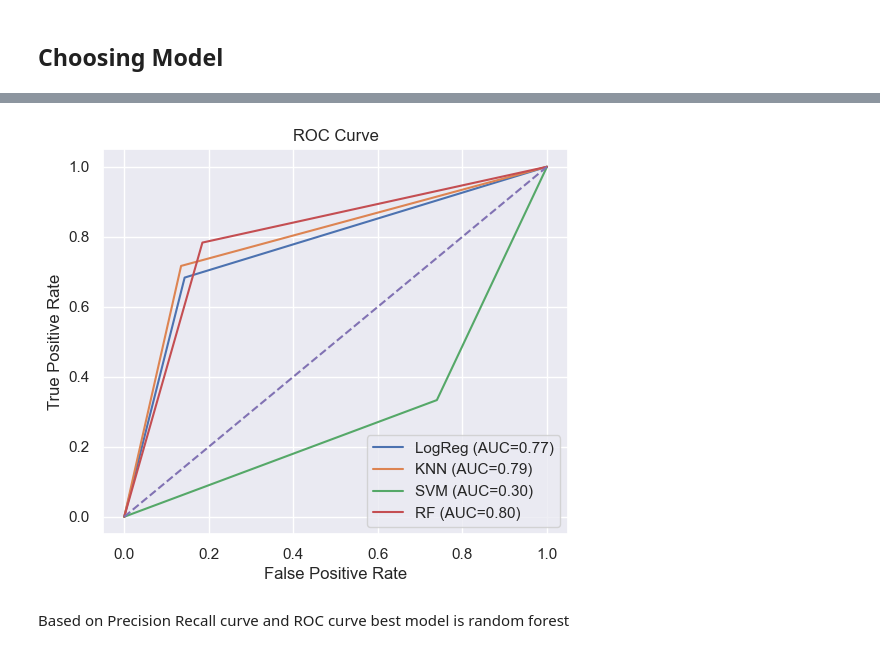
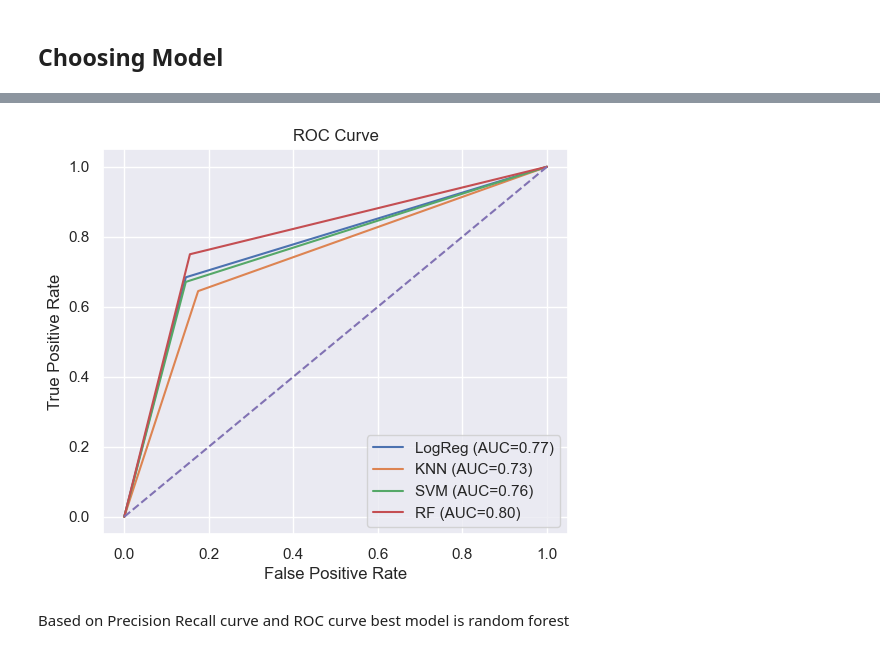
Before and after one commit to mohammad-azim-basiri/Ml-final-project, a Jupyter notebook: machine_learning_course_final_project-main/training_process.ipynb, the cells around one changed output, grey strips where cells are left out. Saved outputs shown, nothing was run; the diff lists cells and outputs as text; code cells hidden in the pictures.

```diff
--- a/machine_learning_course_final_project-main/training_process.ipynb
+++ b/machine_learning_course_final_project-main/training_process.ipynb
@@ -209,12 +210,12 @@ sfs.fit(x_train, y_train)
 selected_features = sfs.get_support()
 print(selected_features)
 
-x_train_selected = sfs.transform(x_train)
+x_train_selected_svm = sfs.transform(x_train)
 
-scores = cross_val_score(svm, x_train_selected, y_train, cv=cv, scoring="accuracy")
+scores = cross_val_score(svm, x_train_selected_svm, y_train, cv=cv, scoring="accuracy")
 
 print("Fold accuracies:", scores)
 print("Mean accuracy:", scores.mean())
 
-svm.fit(x_train_selected, y_train)
+svm.fit(x_train_selected_svm, y_train)
 # %% [output]
@@ -224,7 +225,7 @@ Mean accuracy: 0.7892741061755146
 SVC(random_state=42)
 # %%
-x_test_selected = sfs.transform(x_test)
-preds = svm.predict(x_test_selected)
+x_test_selected_svm = sfs.transform(x_test)
+preds = svm.predict(x_test_selected_svm)
 
 acc_svm = accuracy_score(y_test, preds)
 f1_svm = f1_score(y_test, preds)
@@ -267,13 +268,13 @@ sfs.fit(x_train, y_train)
 selected_features = sfs.get_support()
 print(selected_features)
 
-x_train_selected = sfs.transform(x_train)
+x_train_selected_rf = sfs.transform(x_train)
 
-scores = cross_val_score(rf, x_train_selected, y_train, cv=cv, scoring="accuracy")
+scores = cross_val_score(rf, x_train_selected_rf, y_train, cv=cv, scoring="accuracy")
 
 print("Fold accuracies:", scores)
 print("Mean accuracy:", scores.mean())
 
-rf.fit(x_train_selected, y_train)
+rf.fit(x_train_selected_rf, y_train)
 # %% [output]
 [ True  True False False  True]
@@ -282,7 +283,7 @@ Mean accuracy: 0.8089333202009259
 RandomForestClassifier(random_state=42)
 # %%
-x_test_selected = sfs.transform(x_test)
-preds = rf.predict(x_test_selected)
+x_test_selected_rf = sfs.transform(x_test)
+preds = rf.predict(x_test_selected_rf)
 
 acc_rf = accuracy_score(y_test, preds)
 f1_rf = f1_score(y_test, preds)
@@ -330,29 +331,29 @@ plt.show()
 # %%
-fpr_lr, tpr_lr, _ = metrics.roc_curve(y_test, lr.predict(x_test_selected))
-fpr_knn, tpr_knn, _ = metrics.roc_curve(y_test, knn.predict(x_test_selected))
-fpr_svm, tpr_svm, _ = metrics.roc_curve(y_test, svm.predict(x_test_selected))
-fpr_rf, tpr_rf, _ = metrics.roc_curve(y_test, rf.predict(x_test_selected))
+fpr_lr, tpr_lr, _ = metrics.roc_curve(y_test, lr.predict(x_test_selected_lr))
+fpr_knn, tpr_knn, _ = metrics.roc_curve(y_test, knn.predict(x_test_selected_knn))
+fpr_svm, tpr_svm, _ = metrics.roc_curve(y_test, svm.predict(x_test_selected_svm))
+fpr_rf, tpr_rf, _ = metrics.roc_curve(y_test, rf.predict(x_test_selected_rf))
 
 auc_lr = metrics.auc(fpr_lr, tpr_lr)
 auc_knn = metrics.auc(fpr_knn, tpr_knn)
 auc_svm = metrics.auc(fpr_svm, tpr_svm)
 auc_rf = metrics.auc(fpr_rf, tpr_rf)
 
 plt.figure(figsize=(6, 5))
 
 plt.plot(fpr_lr, tpr_lr, label=f"LogReg (AUC={auc_lr:.2f})")
 plt.plot(fpr_knn, tpr_knn, label=f"KNN (AUC={auc_knn:.2f})")
 plt.plot(fpr_svm, tpr_svm, label=f"SVM (AUC={auc_svm:.2f})")
 plt.plot(fpr_rf, tpr_rf, label=f"RF (AUC={auc_rf:.2f})")
 plt.plot([0, 1], [0, 1], linestyle="--")
 plt.xlabel("False Positive Rate")
 plt.ylabel("True Positive Rate")
 plt.title("ROC Curve")
 plt.legend()
 plt.grid(True)
 plt.show()
 # %% [output]
-[figure, old version]
+[figure, new version]
 # %% [markdown]
 Based on Precision Recall curve and ROC curve best model is random forest
 # %% [markdown]
```
Also changed, not shown: parts of 17 cells of this notebook, 1 other file.
